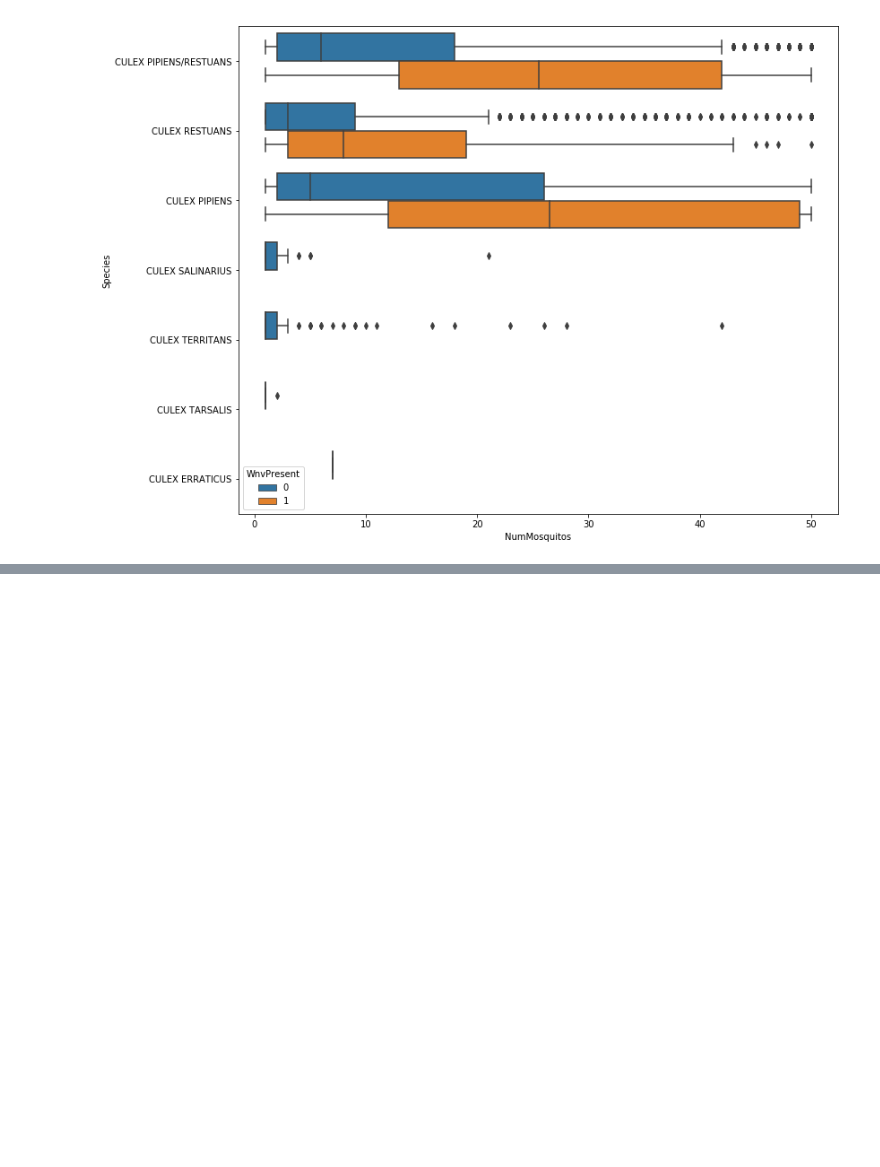
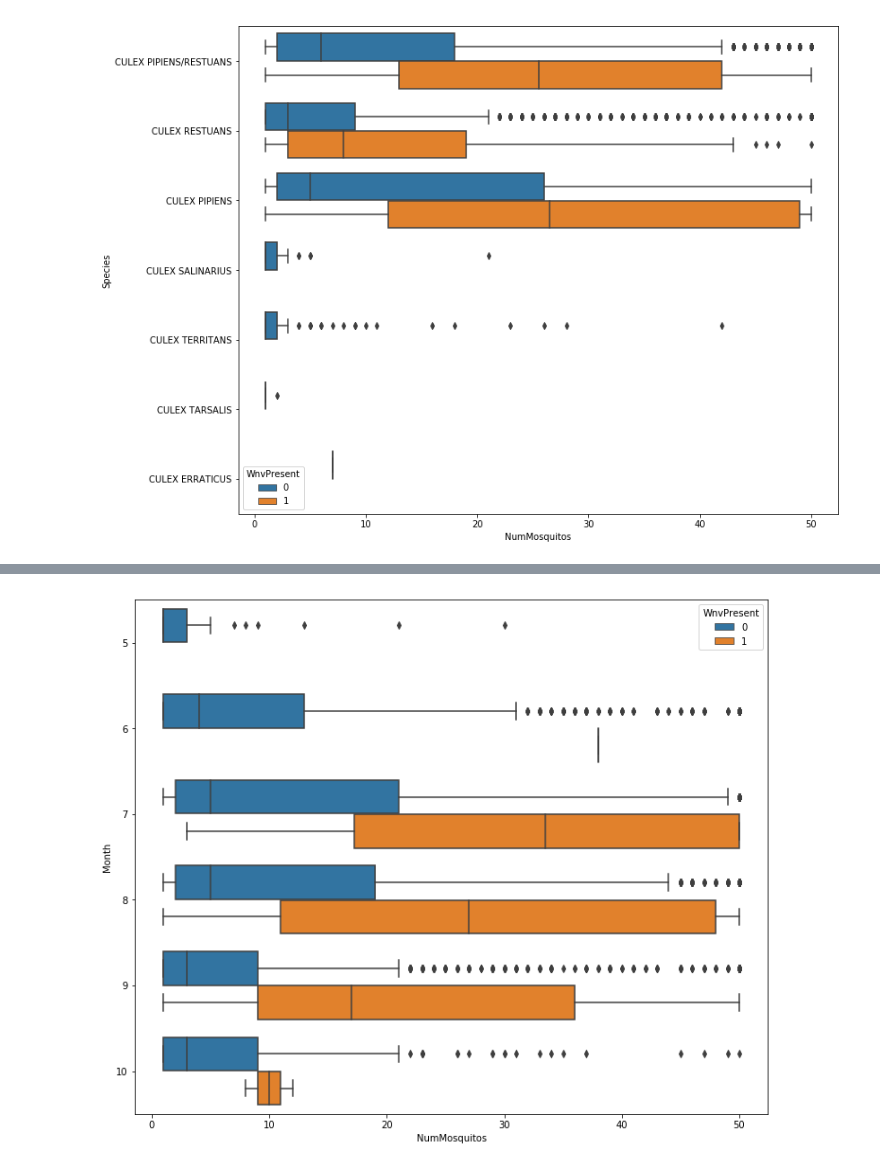
Before and after one commit to yingkh/kaggle-mosquito, a Jupyter notebook: Training_data_analysis.ipynb, the cells around one changed output, grey strips where cells are left out. Drawn from its saved outputs; the diff is of its cells as text; code cells hidden in the pictures; blank space fills up the shorter version.

Commit message:
Add analysis of months to classification.

```diff
--- a/Training_data_analysis.ipynb
+++ b/Training_data_analysis.ipynb
@@ -55,0 +32,6 @@ set(df_spray['Date'])
+# %%
+convert_date = lambda dateTime: pd.to_datetime(dateTime, format='%Y-%m-%d', errors='raise', box=True)
+df_train['Day'] = convert_date(df_train['Date']).apply(lambda v: v.day)
+df_train['Month'] = convert_date(df_train['Date']).apply(lambda v: v.month)
+df_train['Year'] = convert_date(df_train['Date']).apply(lambda v: v.year)
+df_train.head()
@@ -55,0 +45,6 @@ set(df_spray['Date'])
+# %%
+plt.figure(figsize=(12, 10))
+sns.boxplot(x='NumMosquitos', y='Month', hue='WnvPresent', data=df_train, orient='h')
+plt.show()
+# %% [output]
+[figure, added]
```
Also changed, not shown: parts of 3 cells of this notebook.
